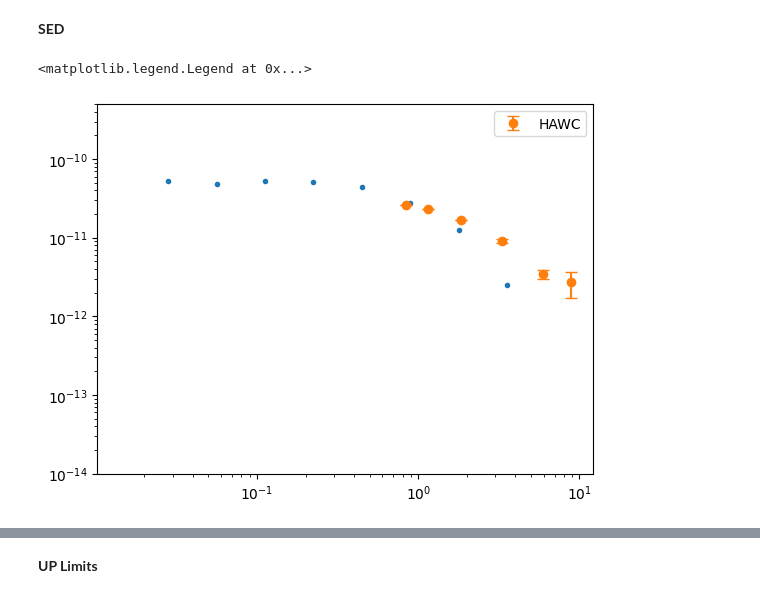
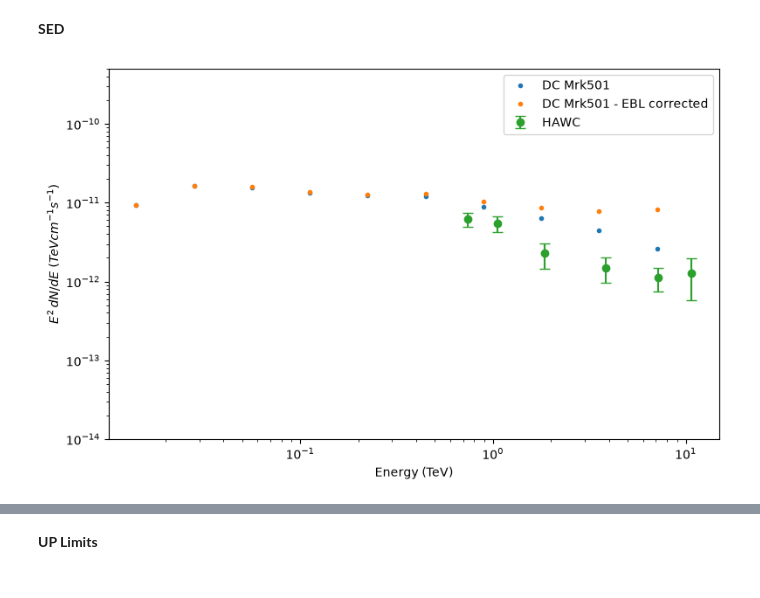
Before and after one commit to Nico812/CTAO-EXT_EM_analyses, a Jupyter notebook: DC_EM_UP_LIM_remaster.ipynb, the cells around one changed output, grey strips where cells are left out. Cells and saved outputs as stored; diff of their text form; code cells hidden in the pictures.

```diff
--- a/DC_EM_UP_LIM_remaster.ipynb
+++ b/DC_EM_UP_LIM_remaster.ipynb
@@ -11,9 +11,9 @@ from gammapy.irf import load_irf_dict_from_file, EnergyDependentMultiGaussPSF
 from scipy.stats import chi2, poisson
 from scipy.optimize import curve_fit, least_squares, nnls, brentq
 # %%
-name = "Mrk421"
+name = "Mrk501"
 blazar_coord = SkyCoord.from_name(name)
-data_folder = "../cta_dc_data/mrk_421/"
+data_folder = "../cta_dc_data/mrk_501/"
 data_folder_40deg = data_folder+"40deg/"
 data_folder_20deg = data_folder+"20deg/"
 irf_file_40deg = "../cta_dc_data/irfs/Prod5-North-40deg-AverageAz-4LSTs09MSTs.180000s-v0.1.fits.gz"
@@ -212,37 +212,63 @@ if name =="Mrk421":
     HAWC_SED_y = np.array([2.578306551157132e-11, 2.3207625783839168e-11, 1.695791089019751e-11, 8.999849298845424e-12, 3.4691204448228837e-12, 2.708849611093059e-12])
     HAWC_SED_UP = np.array([2.578306551157132e-11, 2.2916392514505147e-11, 1.695791089019751e-11, 9.547514151962832e-12, 3.911305647240802e-12, 3.683325544547457e-12])
     HAWC_SED_DOWN = np.array([2.578306551157132e-11, 2.2916392514505147e-11, 1.695791089019751e-11, 8.458637901237056e-12, 2.9842309258863933e-12, 1.7084492376802323e-12])
 elif name == "Mrk501":
     HAWC_SED_x = np.array([0.7403234185935376, 1.0587499148966528, 1.8455070240835296, 3.8324021433331805, 7.208605181428602, 10.709077613749088])
     HAWC_SED_y = np.array([6.2072524458536595e-12, 5.416613036581867e-12, 2.295867105026381e-12, 1.4845595843207148e-12, 1.1151602437024652e-12, 1.2779353266499935e-12])
     HAWC_SED_UP = np.array([7.511724389376567e-12, 6.736004472717522e-12, 3.0563782508757962e-12, 2.0034344985682576e-12, 1.5049247785413593e-12, 1.949578956132685e-12])
     HAWC_SED_DOWN = np.array([4.991428473027913e-12, 4.181208023855702e-12, 1.4644699793797197e-12, 9.731183912056719e-13, 7.410072979084898e-13, 5.798472602295e-13])
 
 yerr_lower = np.abs(HAWC_SED_y - HAWC_SED_DOWN)
 yerr_upper = np.abs(HAWC_SED_UP - HAWC_SED_y)
 yerr = np.array([yerr_lower, yerr_upper])
 
 aeff = (
     aeffs.evaluate(energy_true=e * u.TeV, offset=pointing_sep_avg * u.deg)
     .to(u.cm**2)
     .value
 )
 
-sed = e**2 * cts.sum(axis=1) / de / t_expo / aeff
-plt.plot(e, sed, ".")
+detected_flux = np.sum(cts ,axis=1) / de / t_expo / aeff
+sed = e**2 * detected_flux
+
+#Correcting for EBL absorbtion
+H0 = 71*3.2408e-20 #1/s
+OmegaM = 0.315
+OmegaLambda = 0.685
+
+MPC_IN_METERS = 3.085677581e22
+C_M_PER_S = 299792458
+
+z = 0.03
+D_gamma = 40*20/e #Mpc
+D_gamma_seconds = D_gamma * MPC_IN_METERS / C_M_PER_S #s
+
+tau = (
+    2 * (np.sqrt(OmegaM * (1 + z)**3 + OmegaLambda) - 1)
+    / (3 * H0 * OmegaM * D_gamma_seconds)
+)
+
+primary_flux = detected_flux*np.exp(tau)
+
+plt.figure(figsize=(8, 5))
+plt.plot(e, sed, ".", label=f"DC {name}")
+plt.plot(e, e**2*primary_flux, ".", label=f"DC {name} - EBL corrected")
 plt.errorbar(
     HAWC_SED_x,
     HAWC_SED_y,
     yerr=yerr,
-    fmt='o',
+    fmt="o",
     capsize=4,
     markersize=6,
-    label='HAWC'
+    label="HAWC",
 )
 plt.xscale("log")
 plt.yscale("log")
-plt.ylim([1e-14, 5e-10])
+plt.xlabel("Energy (TeV)")
+plt.ylabel(r"$E^2\,dN/dE$ $(TeV cm^{-1}s^{-1})$")
+plt.ylim(1e-14, 5e-10)
 plt.legend()
+plt.tight_layout()
+plt.show()
 # %% [output]
-<matplotlib.legend.Legend at 0x...>
-[figure, old version]
+[figure, new version]
```
Also changed, not shown: parts of 8 cells of this notebook, 3 other files.
